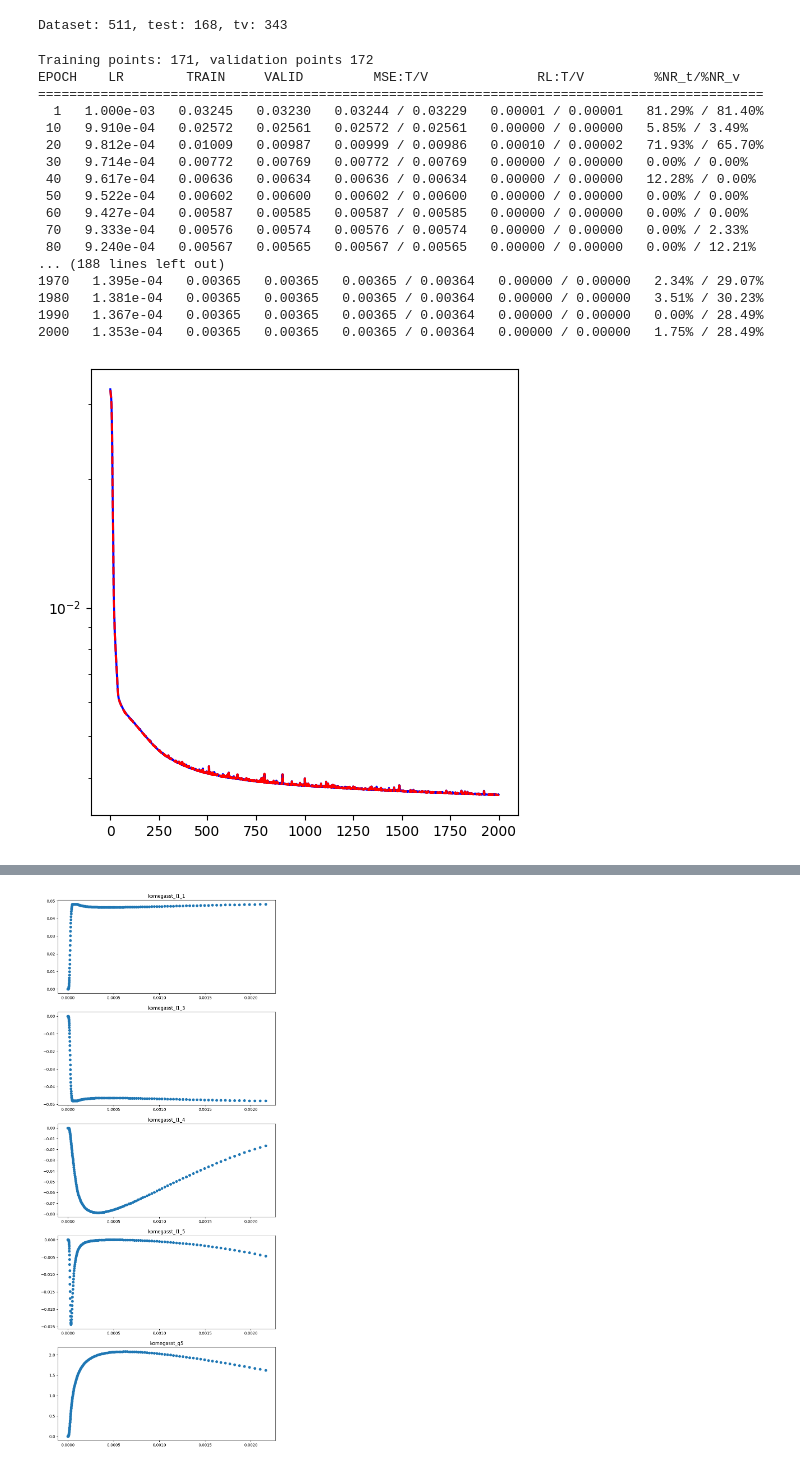
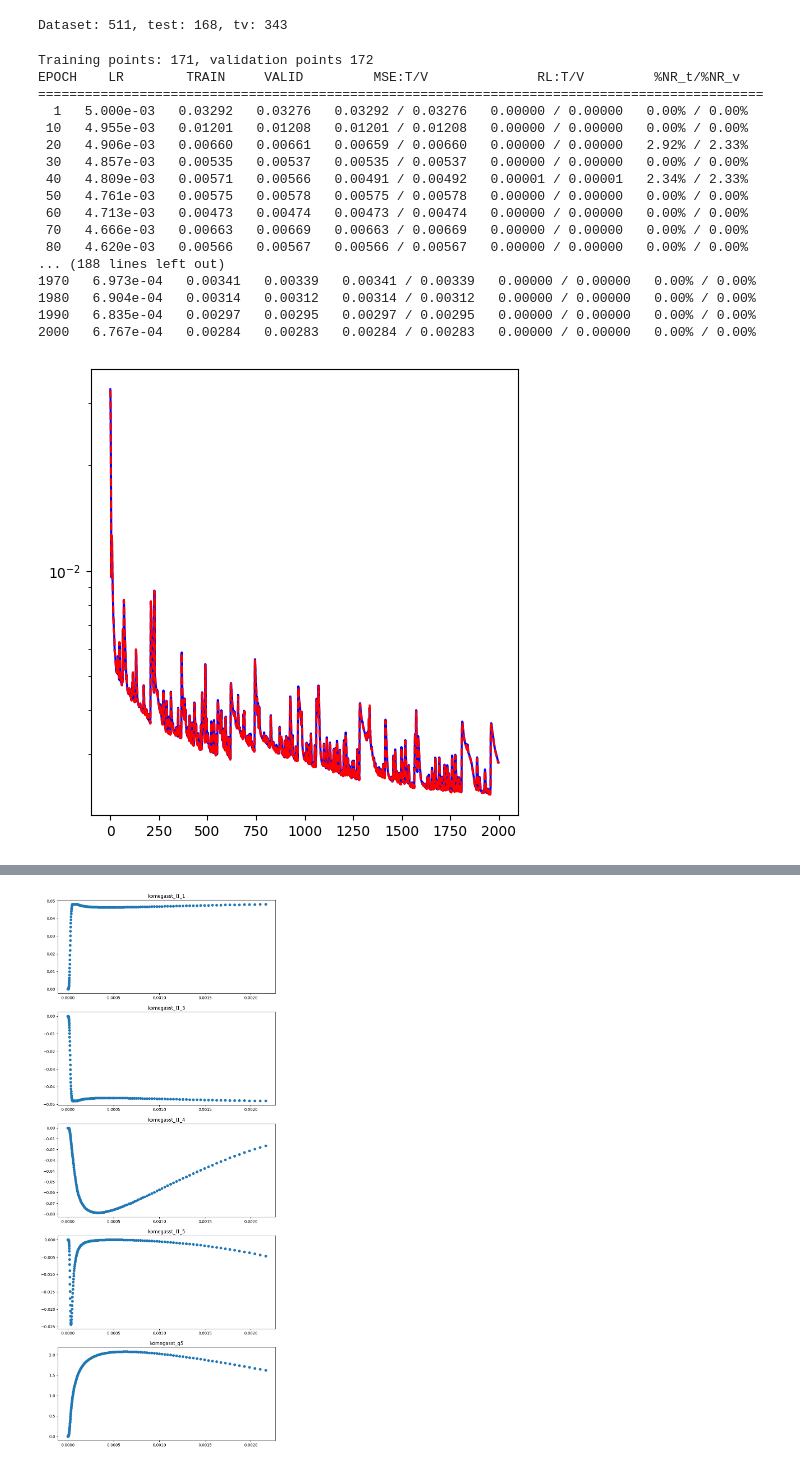
Before and after one commit to Nikhilakalia/kanTBNN, a Jupyter notebook: back2basics_fp_tbnn.ipynb, the cells around one changed output, grey strips where cells are left out. Drawn from its saved outputs; the diff is of its cells as text; code cells hidden in the pictures.

```diff
--- a/back2basics_fp_tbnn.ipynb
+++ b/back2basics_fp_tbnn.ipynb
@@ -23,7 +23,7 @@ Dataset: 511, test: 168, tv: 343
 # %%
 training_params = {'early_stopping_patience': 500,
                     'max_epochs': 2000,
-                      'learning_rate': 0.001,
+                      'learning_rate': 0.005,
                         'learning_rate_decay': 0.999,
                           'batch_size': 32,
                             'val_set': ['fp_4060']}
@@ -34,47 +34,47 @@ model_params = {'neurons': 20, 'n_hidden': 7, 'activation_function': nn.SiLU(),
 'komegasst_I1_3',
 'komegasst_I1_4',
 'komegasst_I1_5',
 #'komegasst_I1_16',
 #'komegasst_I1_7',
 #'komegasst_I1_9',
 #'komegasst_I1_10',
 #'komegasst_I1_12',
 #'komegasst_I1_13',
 #'komegasst_I1_16',
 'komegasst_q5',
 #'komegasst_q6',
 ]
 }
 
 
 model, loss_vals, val_loss_vals  = early_stopped_tbnn_training_run(model_params,training_params,df_tv)
 
 
 fig, ax = plt.subplots(1,figsize=(5,5))
 ax.plot(loss_vals,'-',color='b')
 ax.plot(val_loss_vals,'--',color='r')
 ax.semilogy()
 fig.tight_layout()
 #fig.savefig(f'models/model_cluster_{cluster}.png',dpi=300)
 # %% [output]
 Training points: 171, validation points 172
 EPOCH    LR        TRAIN     VALID         MSE:T/V              RL:T/V         %NR_t/%NR_v
 =============================================================================================
-  1   1.000e-03   0.03245   0.03230   0.03244 / 0.03229   0.00001 / 0.00001   81.29% / 81.40%
- 10   9.910e-04   0.02572   0.02561   0.02572 / 0.02561   0.00000 / 0.00000   5.85% / 3.49%
- 20   9.812e-04   0.01009   0.00987   0.00999 / 0.00986   0.00010 / 0.00002   71.93% / 65.70%
- 30   9.714e-04   0.00772   0.00769   0.00772 / 0.00769   0.00000 / 0.00000   0.00% / 0.00%
- 40   9.617e-04   0.00636   0.00634   0.00636 / 0.00634   0.00000 / 0.00000   12.28% / 0.00%
- 50   9.522e-04   0.00602   0.00600   0.00602 / 0.00600   0.00000 / 0.00000   0.00% / 0.00%
- 60   9.427e-04   0.00587   0.00585   0.00587 / 0.00585   0.00000 / 0.00000   0.00% / 0.00%
- 70   9.333e-04   0.00576   0.00574   0.00576 / 0.00574   0.00000 / 0.00000   0.00% / 2.33%
- 80   9.240e-04   0.00567   0.00565   0.00567 / 0.00565   0.00000 / 0.00000   0.00% / 12.21%
+  1   5.000e-03   0.03292   0.03276   0.03292 / 0.03276   0.00000 / 0.00000   0.00% / 0.00%
+ 10   4.955e-03   0.01201   0.01208   0.01201 / 0.01208   0.00000 / 0.00000   0.00% / 0.00%
+ 20   4.906e-03   0.00660   0.00661   0.00659 / 0.00660   0.00000 / 0.00000   2.92% / 2.33%
+ 30   4.857e-03   0.00535   0.00537   0.00535 / 0.00537   0.00000 / 0.00000   0.00% / 0.00%
+ 40   4.809e-03   0.00571   0.00566   0.00491 / 0.00492   0.00001 / 0.00001   2.34% / 2.33%
+ 50   4.761e-03   0.00575   0.00578   0.00575 / 0.00578   0.00000 / 0.00000   0.00% / 0.00%
+ 60   4.713e-03   0.00473   0.00474   0.00473 / 0.00474   0.00000 / 0.00000   0.00% / 0.00%
+ 70   4.666e-03   0.00663   0.00669   0.00663 / 0.00669   0.00000 / 0.00000   0.00% / 0.00%
+ 80   4.620e-03   0.00566   0.00567   0.00566 / 0.00567   0.00000 / 0.00000   0.00% / 0.00%
 ... (188 lines left out)
-1970   1.395e-04   0.00365   0.00365   0.00365 / 0.00364   0.00000 / 0.00000   2.34% / 29.07%
-1980   1.381e-04   0.00365   0.00365   0.00365 / 0.00364   0.00000 / 0.00000   3.51% / 30.23%
-1990   1.367e-04   0.00365   0.00365   0.00365 / 0.00364   0.00000 / 0.00000   0.00% / 28.49%
-2000   1.353e-04   0.00365   0.00365   0.00365 / 0.00364   0.00000 / 0.00000   1.75% / 28.49%
+1970   6.973e-04   0.00341   0.00339   0.00341 / 0.00339   0.00000 / 0.00000   0.00% / 0.00%
+1980   6.904e-04   0.00314   0.00312   0.00314 / 0.00312   0.00000 / 0.00000   0.00% / 0.00%
+1990   6.835e-04   0.00297   0.00295   0.00297 / 0.00295   0.00000 / 0.00000   0.00% / 0.00%
+2000   6.767e-04   0.00284   0.00283   0.00284 / 0.00283   0.00000 / 0.00000   0.00% / 0.00%
-[figure, old version]
+[figure, new version]
 # %%
 import training_utils
 import numpy as np
```
Also changed, not shown: parts of 3 cells of this notebook, 1 other file.
